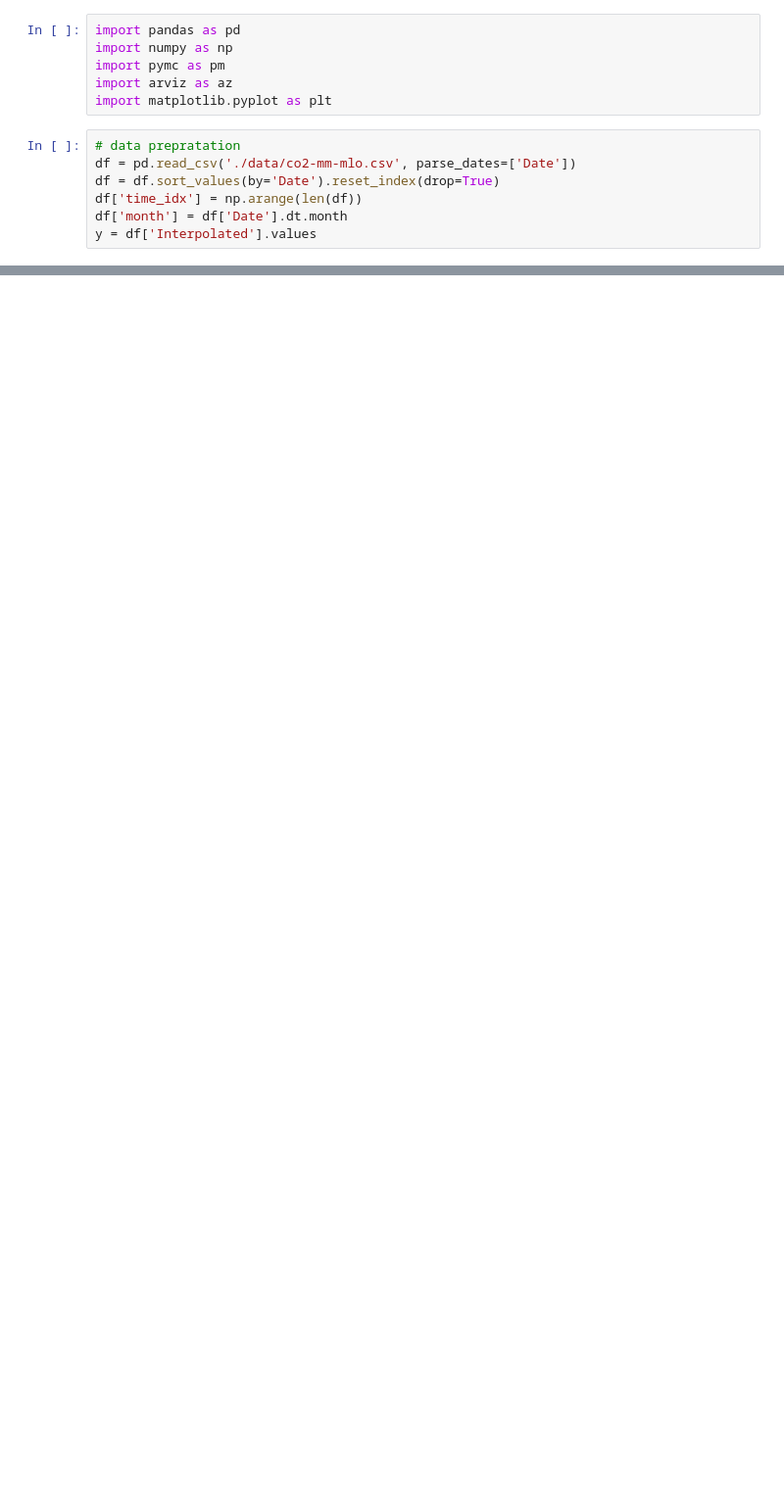
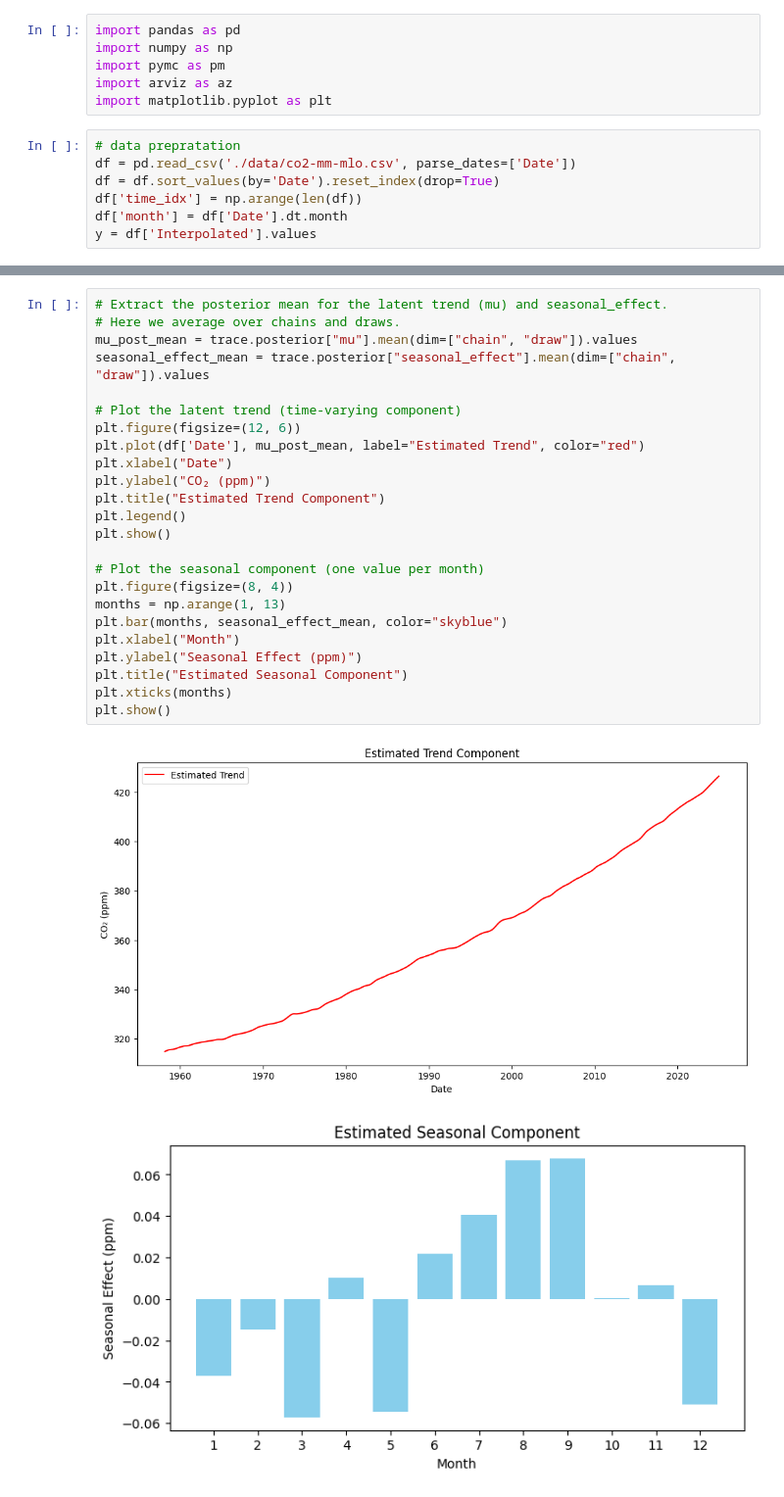
Before and after one commit to kabitalama/MaunaLoa-CO2-Level-BSTS-PyMC, a Jupyter notebook: bsts.ipynb, the cells around one changed output, grey strips where cells are left out. Shown: that part at 98% size. Drawn from its saved outputs; the diff is of its cells as text; blank space fills up the shorter version.

```diff
--- a/bsts.ipynb
+++ b/bsts.ipynb
@@ -42,0 +97,27 @@ with pm.Model() as bsts_model:
+# %%
+# Extract the posterior mean for the latent trend (mu) and seasonal_effect.
+# Here we average over chains and draws.
+mu_post_mean = trace.posterior["mu"].mean(dim=["chain", "draw"]).values
+seasonal_effect_mean = trace.posterior["seasonal_effect"].mean(dim=["chain", "draw"]).values
+
+# Plot the latent trend (time-varying component)
+plt.figure(figsize=(12, 6))
+plt.plot(df['Date'], mu_post_mean, label="Estimated Trend", color="red")
+plt.xlabel("Date")
+plt.ylabel("CO₂ (ppm)")
+plt.title("Estimated Trend Component")
+plt.legend()
+plt.show()
+
+# Plot the seasonal component (one value per month)
+plt.figure(figsize=(8, 4))
+months = np.arange(1, 13)
+plt.bar(months, seasonal_effect_mean, color="skyblue")
+plt.xlabel("Month")
+plt.ylabel("Seasonal Effect (ppm)")
+plt.title("Estimated Seasonal Component")
+plt.xticks(months)
+plt.show()
+# %% [output]
+[figure, added]
+[figure, added]
```
Also changed, not shown: parts of 9 cells of this notebook.
